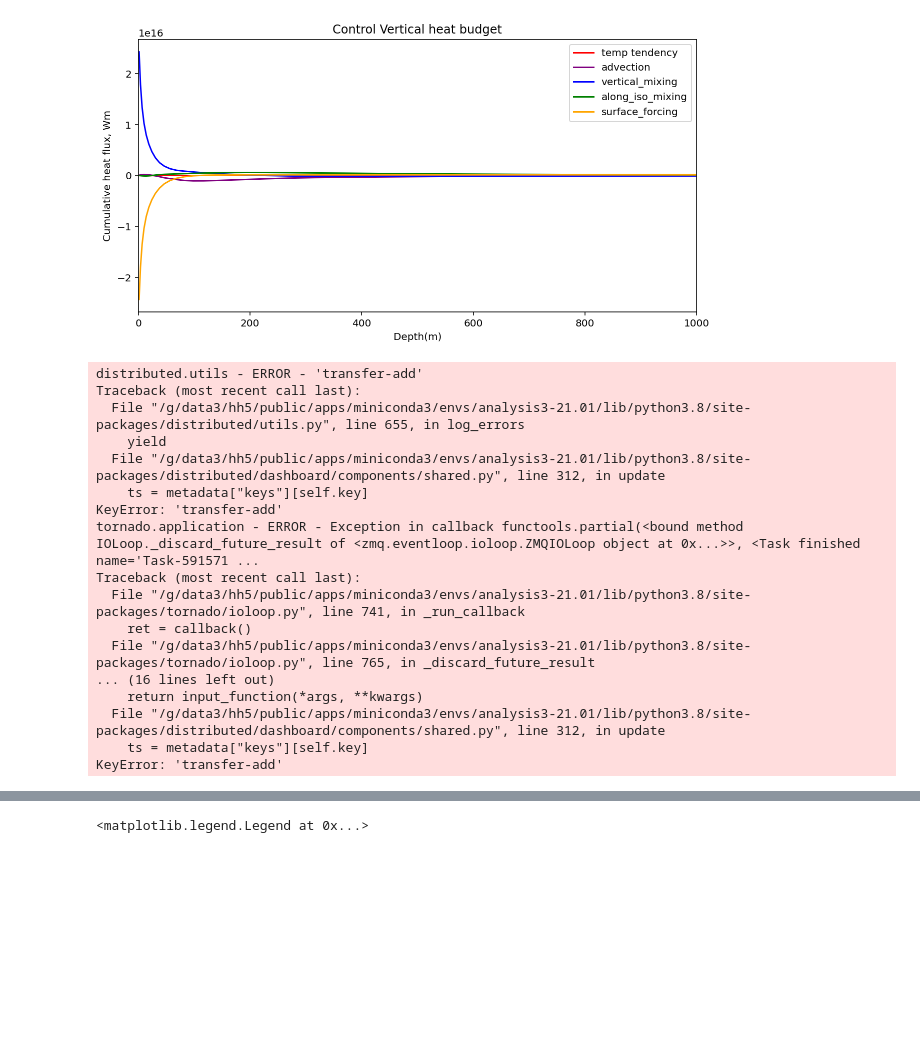
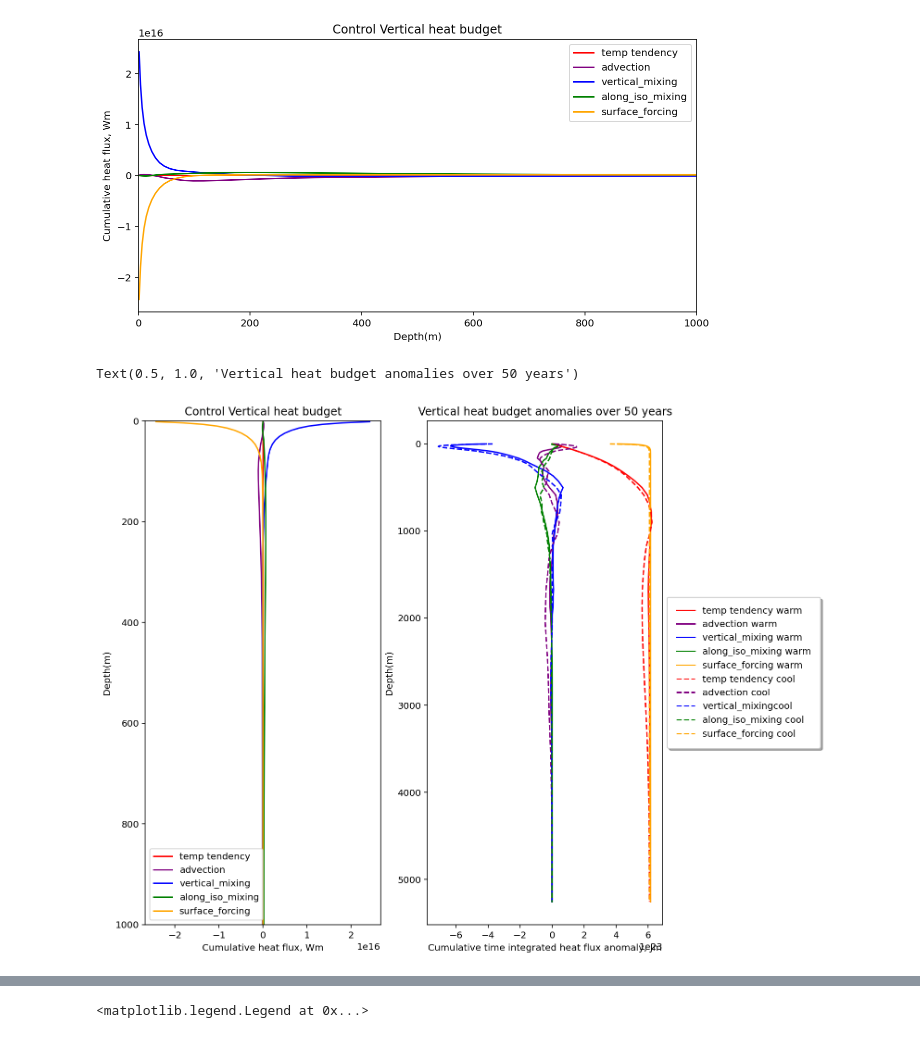
Before and after one commit to claireyung/unsw_clex_project_files, a Jupyter notebook: verticalheat.ipynb, the cells around one changed output, grey strips where cells are left out. Cells and saved outputs as stored; diff of their text form; code cells hidden in the pictures; blank space fills up the shorter version.

```diff
--- a/verticalheat.ipynb
+++ b/verticalheat.ipynb
@@ -104,49 +104,34 @@ temp_tendency_warm, advection_warm, vertical_mixing_warm, along_iso_mixing_warm,
 ((surface_forcing_combined_warm*area_t).sum('xt_ocean').sum('yt_ocean')).groupby('time.year').mean('time').isel(year = i).cumsum('st_ocean').plot(ax =axes[0],y = 'st_ocean',label = 'surface_forcing', color ='orange', yincrease = False)
 
 axes[0].legend()
-axes[0].set_ylim(0,1000)
+axes[0].set_ylim(1000,0)
 axes[0].set_ylabel('Depth(m)')
 axes[0].set_xlabel('Cumulative heat flux, Wm')
 axes[0].set_title('Control Vertical heat budget')
 
 month_length = temp_tendency_warm.time.dt.days_in_month
 
 temp_tendency_warm, advection_warm, vertical_mixing_warm, along_iso_mixing_warm, surface_forcing_combined_warm, area_t = vertical_heat_budget_terms('Warming')
 temp_tendency_cont, advection_cont, vertical_mixing_cont, along_iso_mixing_cont, surface_forcing_combined_cont, area_t = vertical_heat_budget_terms('Control')
 
 (((temp_tendency_warm-temp_tendency_cont)*area_t*month_length*24*3600)).sum('xt_ocean').sum('yt_ocean').sum('time').cumsum('st_ocean').plot(ax =axes[1],y = 'st_ocean',label = 'temp tendency warm', color = 'r', yincrease = False)
 (((advection_warm-advection_cont)*area_t)*month_length*24*3600).sum('xt_ocean').sum('yt_ocean').sum('time').cumsum('st_ocean').plot(ax =axes[1],y = 'st_ocean',label = 'advection warm', color = 'purple', yincrease = False)
 (((vertical_mixing_warm-vertical_mixing_cont)*area_t)*month_length*24*3600).sum('xt_ocean').sum('yt_ocean').sum('time').cumsum('st_ocean').plot(ax =axes[1],y = 'st_ocean',label = 'vertical_mixing warm', color = 'blue', yincrease = False)
 (((along_iso_mixing_warm-along_iso_mixing_cont)*area_t)*month_length*24*3600).sum('xt_ocean').sum('yt_ocean').sum('time').cumsum('st_ocean').plot(ax =axes[1],y = 'st_ocean',label = 'along_iso_mixing warm', color = 'green', yincrease = False)
 (((surface_forcing_combined_warm-surface_forcing_combined_cont)*area_t)*month_length*24*3600).sum('xt_ocean').sum('yt_ocean').sum('time').cumsum('st_ocean').plot(ax =axes[1],y = 'st_ocean',label = 'surface_forcing warm', color = 'orange', yincrease = False)
 
 
 temp_tendency_warm, advection_warm, vertical_mixing_warm, along_iso_mixing_warm, surface_forcing_combined_warm, area_t = vertical_heat_budget_terms('Cooling')
 
 ((-1*(temp_tendency_warm-temp_tendency_cont)*area_t)*month_length*24*3600).sum('xt_ocean').sum('yt_ocean').sum('time').cumsum('st_ocean').plot(ax =axes[1],y = 'st_ocean',label = 'temp tendency cool', linestyle = '--',color = 'r', yincrease = False)
 ((-1*(advection_warm-advection_cont)*area_t)*month_length*24*3600).sum('xt_ocean').sum('yt_ocean').sum('time').cumsum('st_ocean').plot(ax =axes[1],y = 'st_ocean',label = 'advection cool', linestyle = '--', color = 'purple', yincrease = False)
 ((-1*(vertical_mixing_warm-vertical_mixing_cont)*area_t)*month_length*24*3600).sum('xt_ocean').sum('yt_ocean').sum('time').cumsum('st_ocean').plot(ax =axes[1],y = 'st_ocean',label = 'vertical_mixingcool', linestyle = '--', color = 'blue', yincrease = False)
 ((-1*(along_iso_mixing_warm-along_iso_mixing_cont)*area_t)*month_length*24*3600).sum('xt_ocean').sum('yt_ocean').sum('time').cumsum('st_ocean').plot(ax =axes[1],y = 'st_ocean',label = 'along_iso_mixing cool', linestyle = '--', color = 'green', yincrease = False)
 ((-1*(surface_forcing_combined_warm-surface_forcing_combined_cont)*area_t)*month_length*24*3600).sum('xt_ocean').sum('yt_ocean').sum('time').cumsum('st_ocean').plot(ax =axes[1],y = 'st_ocean',label = 'surface_forcing cool', linestyle = '--', color = 'orange', yincrease = False)
 axes[1].legend(fancybox=True, framealpha=1, shadow=True, borderpad=1,bbox_to_anchor=(1, 0.5),loc = 'center left')
 axes[1].set_ylabel('Depth(m)')
 axes[1].set_xlabel('Cumulative time integrated heat flux anomaly, Jm')
 axes[1].set_title('Vertical heat budget anomalies over 50 years')
 # %% [output]
-distributed.utils - ERROR - 'transfer-add'
-Traceback (most recent call last):
-  File "/g/data3/hh5/public/apps/miniconda3/envs/analysis3-21.01/lib/python3.8/site-packages/distributed/utils.py", line 655, in log_errors
-    yield
-  File "/g/data3/hh5/public/apps/miniconda3/envs/analysis3-21.01/lib/python3.8/site-packages/distributed/dashboard/components/shared.py", line 312, in update
-    ts = metadata["keys"][self.key]
-KeyError: 'transfer-add'
-tornado.application - ERROR - Exception in callback functools.partial(<bound method IOLoop._discard_future_result of <zmq.eventloop.ioloop.ZMQIOLoop object at 0x...>>, <Task finished name='Task-591571 ...
-Traceback (most recent call last):
-  File "/g/data3/hh5/public/apps/miniconda3/envs/analysis3-21.01/lib/python3.8/site-packages/tornado/ioloop.py", line 741, in _run_callback
-    ret = callback()
-  File "/g/data3/hh5/public/apps/miniconda3/envs/analysis3-21.01/lib/python3.8/site-packages/tornado/ioloop.py", line 765, in _discard_future_result
-... (16 lines left out)
-    return input_function(*args, **kwargs)
-  File "/g/data3/hh5/public/apps/miniconda3/envs/analysis3-21.01/lib/python3.8/site-packages/distributed/dashboard/components/shared.py", line 312, in update
-    ts = metadata["keys"][self.key]
-KeyError: 'transfer-add'
+Text(0.5, 1.0, 'Vertical heat budget anomalies over 50 years')
+[figure, added]
```
Also changed, not shown: parts of 3 cells of this notebook, 8 other files.
